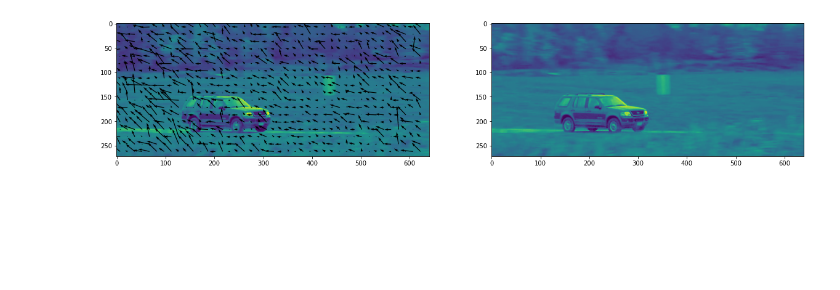
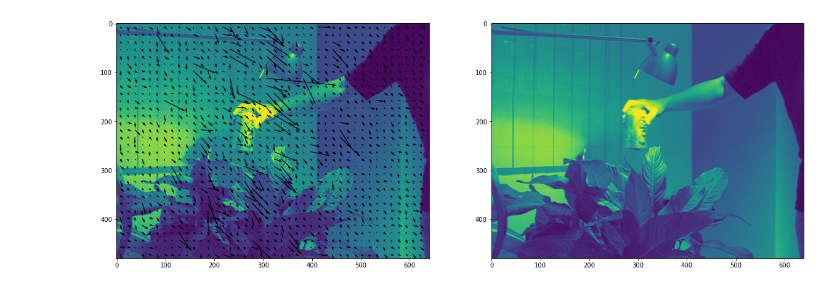
Before and after one commit to bpiyush/CV1labs, a Jupyter notebook: lab3-assignment/lucas_kanade.ipynb, the cells around one changed output. Saved outputs shown, nothing was run; the diff lists cells and outputs as text; code cells hidden in the pictures; blank space fills up the shorter version.

```diff
--- a/lab3-assignment/lucas_kanade.ipynb
+++ b/lab3-assignment/lucas_kanade.ipynb
@@ -38,18 +29,30 @@ diffs = tiles_two - tiles_one
 # %%
-V = []
-for d in diffs:
-    Gx, Gy, Gt = compute_gradient(d)
-    A = np.array([Gx, Gy]).T
-    v = np.linalg.inv(A.T@A)@np.transpose(A)@Gt
-    V.append(v)
-V = np.array(V)
-X = np.arange(np.floor(tile_size/2), np.floor(w/tile_size)*tile_size, tile_size)
-Y = np.arange(np.floor(tile_size/2), np.floor(h/tile_size)*tile_size, tile_size)
-P = np.array([[a,b] for a in X for b in Y])
-fig, axs = plt.subplots(1, 2, figsize=(20,20))
-axs[0].imshow(car_one)
-axs[0].quiver(P[:, 0], P[:,1], V[:,0], V[:,1], angles='xy', scale_units="xy")
-axs[1].imshow(car_two)
-plt.show()
+def lucas_kanade(im1, im2):
+
+    tiles_one = get_tiles(im1)
+    tiles_two = get_tiles(im2)
+    diffs = tiles_one - tiles_two
+
+    V = []
+    for d in diffs:
+        Gx, Gy, Gt = compute_gradient(d)
+        A = np.array([Gx, Gy]).T
+        v = np.linalg.inv(A.T@A)@A.T@-Gt
+        V.append(v)
+    V = np.array(V)
+    X = np.arange(np.floor(tile_size/2), np.floor(w/tile_size)*tile_size, tile_size)
+    Y = np.arange(np.floor(tile_size/2), np.floor(h/tile_size)*tile_size, tile_size)
+    P = np.array([[a,b] for a in X for b in Y])
+    fig, axs = plt.subplots(1, 2, figsize=(20,20))
+    axs[0].imshow(im1)
+    axs[0].quiver(P[:, 0], P[:,1], V[:,0], V[:,1], angles='xy', scale_units="xy")
+    axs[1].imshow(im2)
+    plt.show()
-# %% [output]
-[figure, removed]
+# %%
+im1 = cv2.imread('images/Coke1.jpg', cv2.IMREAD_GRAYSCALE)
+im2 = cv2.imread('images/Coke2.jpg', cv2.IMREAD_GRAYSCALE)
+tile_size = 15
+h, w = im1.shape
+lucas_kanade(im1, im2)
+# %% [output]
+[figure, added]
```
Also changed, not shown: parts of 3 cells of this notebook.
